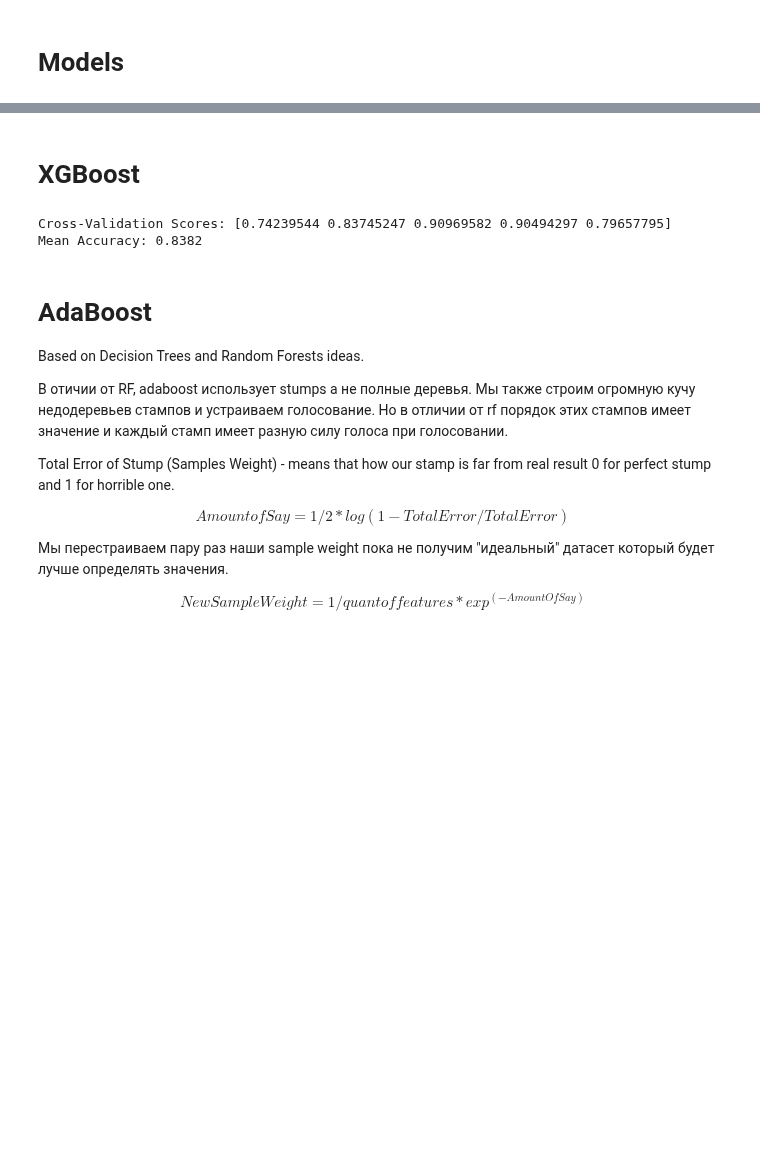
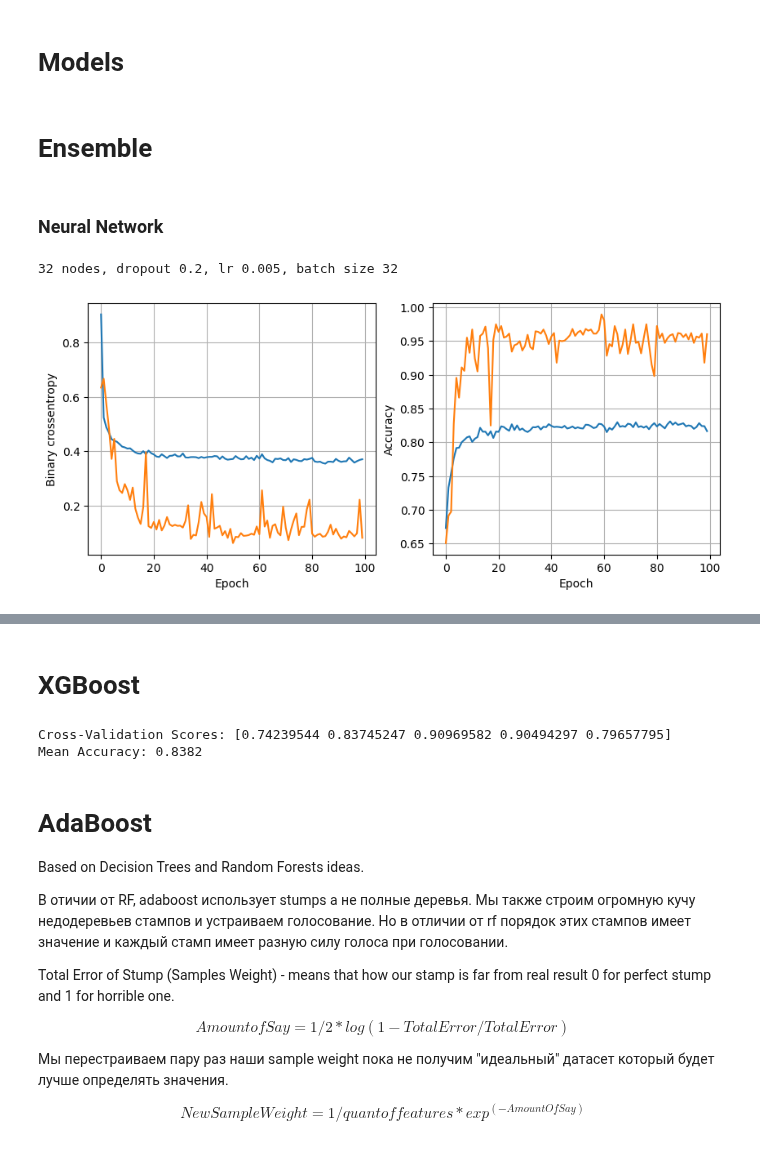
Before and after one commit to GeeK1224/cau_ml_project, a Jupyter notebook: cau_ml_project_model.ipynb, the cells around one changed output, grey strips where cells are left out. Cells and saved outputs as stored; diff of their text form; code cells hidden in the pictures; blank space fills up the shorter version.

```diff
--- a/cau_ml_project_model.ipynb
+++ b/cau_ml_project_model.ipynb
@@ -179,3 +221,7 @@ from sklearn.linear_model import LinearRegression, LogisticRegression
 from sklearn.metrics import classification_report
 from sklearn.metrics import accuracy_score
 from sklearn.svm import SVC
+# %% [markdown]
+# Ensemble
+# %% [markdown]
+### Neural Network
@@ -181,0 +263,19 @@ from sklearn.svm import SVC
+# %%
+least_val_loss = float('inf')
+least_loss_model = None
+epochs=100
+num_nodes = 32
+dropout_prob = 0.2
+lr = 0.005
+batch_size = 32
+
+print(f"{num_nodes} nodes, dropout {dropout_prob}, lr {lr}, batch size {batch_size}")
+nn_model, history = train_model(X_smote, y_smote, num_nodes, dropout_prob, lr, batch_size, epochs)
+plot_history(history)
+val_loss = nn_model.evaluate(X_test, y_test)[0]
+if val_loss < least_val_loss:
+  least_val_loss = val_loss
+  least_loss_model = nn_model
+# %% [output]
+32 nodes, dropout 0.2, lr 0.005, batch size 32
+[figure, added]
```
Also changed, not shown: parts of 61 cells of this notebook.
